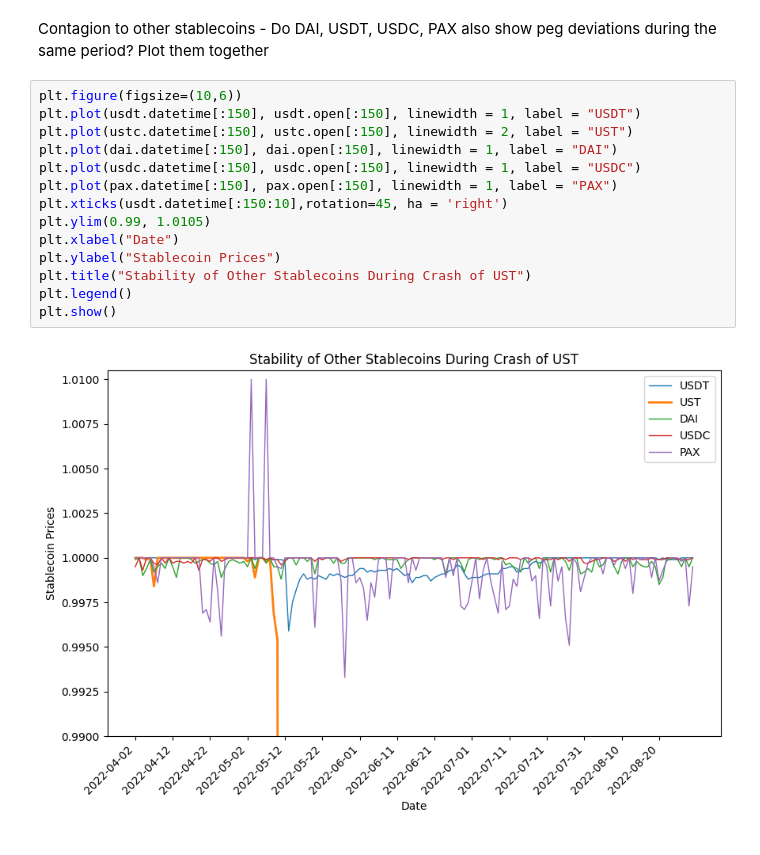
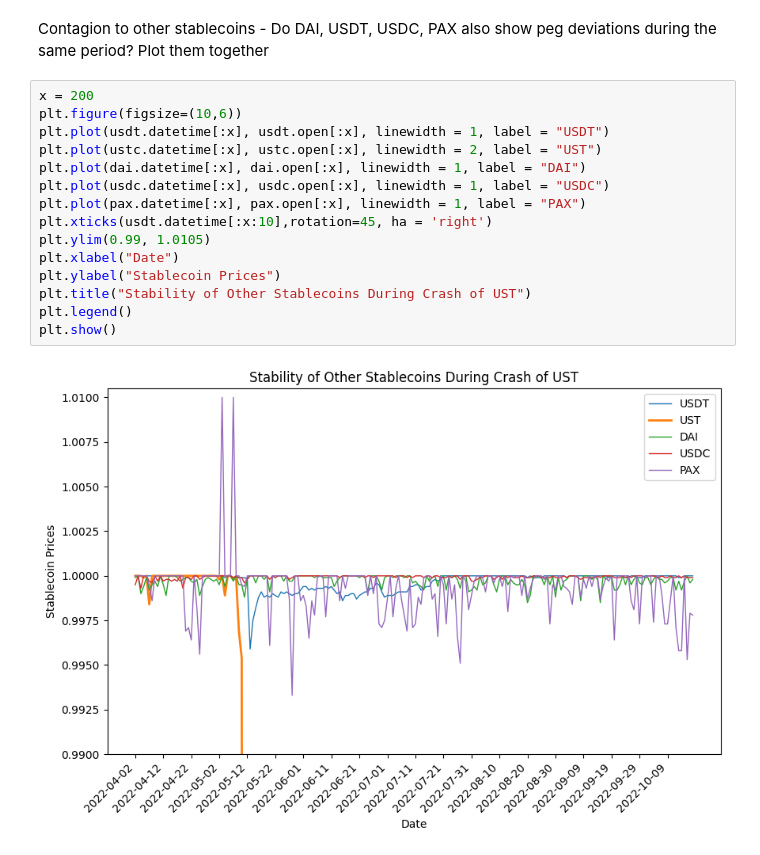
Before and after one commit to ChowchowWorks/DataBusters, a Jupyter notebook: src/crypto_prices.ipynb, the cells around one changed output. Cells and saved outputs as stored; diff of their text form.

Commit message:
plot

```diff
--- a/src/crypto_prices.ipynb
+++ b/src/crypto_prices.ipynb
@@ -274,18 +274,19 @@ plt.show()
 # %% [markdown]
 Contagion to other stablecoins - Do DAI, USDT, USDC, PAX also show peg deviations during the same period? Plot them together
 # %%
+x = 200
 plt.figure(figsize=(10,6))
-plt.plot(usdt.datetime[:150], usdt.open[:150], linewidth = 1, label = "USDT")
-plt.plot(ustc.datetime[:150], ustc.open[:150], linewidth = 2, label = "UST")
-plt.plot(dai.datetime[:150], dai.open[:150], linewidth = 1, label = "DAI")
-plt.plot(usdc.datetime[:150], usdc.open[:150], linewidth = 1, label = "USDC")
-plt.plot(pax.datetime[:150], pax.open[:150], linewidth = 1, label = "PAX")
-plt.xticks(usdt.datetime[:150:10],rotation=45, ha = 'right')
+plt.plot(usdt.datetime[:x], usdt.open[:x], linewidth = 1, label = "USDT")
+plt.plot(ustc.datetime[:x], ustc.open[:x], linewidth = 2, label = "UST")
+plt.plot(dai.datetime[:x], dai.open[:x], linewidth = 1, label = "DAI")
+plt.plot(usdc.datetime[:x], usdc.open[:x], linewidth = 1, label = "USDC")
+plt.plot(pax.datetime[:x], pax.open[:x], linewidth = 1, label = "PAX")
+plt.xticks(usdt.datetime[:x:10],rotation=45, ha = 'right')
 plt.ylim(0.99, 1.0105)
 plt.xlabel("Date")
 plt.ylabel("Stablecoin Prices")
 plt.title("Stability of Other Stablecoins During Crash of UST")
 plt.legend()
 plt.show()
 # %% [output]
-[figure, old version]
+[figure, new version]
```
Also changed, not shown: 1 other file.
